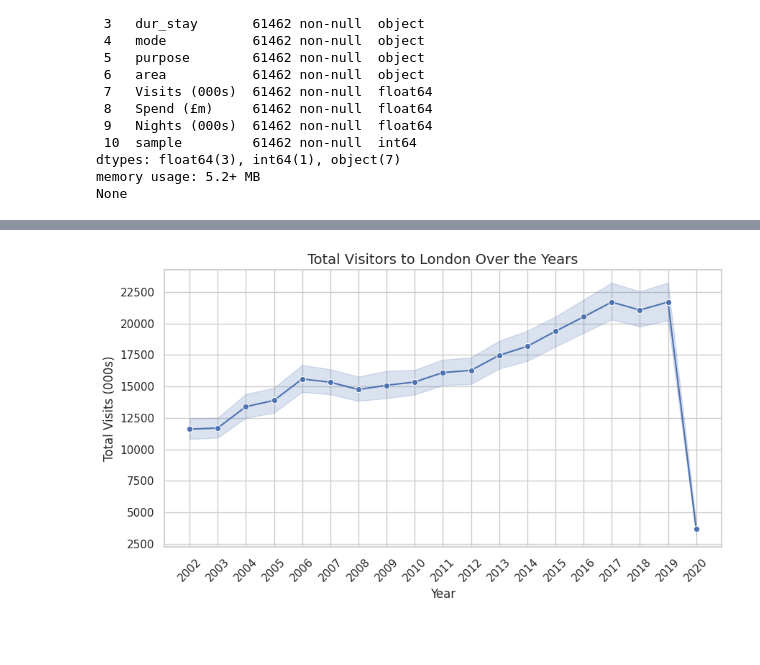
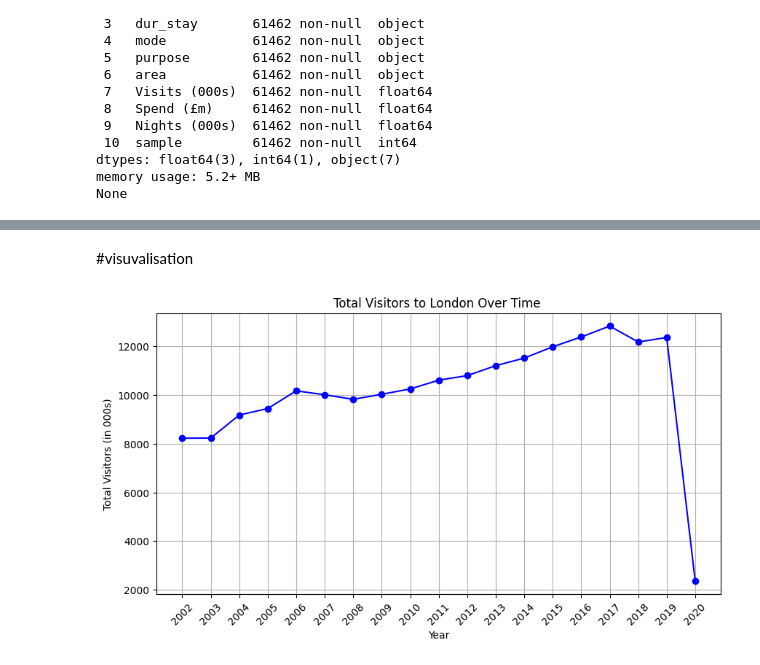
Before and after one commit to narender5162/Project-Data-science-imp, a Jupyter notebook: Project_Data_Science_impo.ipynb, the cells around one changed output, grey strips where cells are left out. Saved outputs shown, nothing was run; the diff lists cells and outputs as text; code cells hidden in the pictures; blank space fills up the shorter version.

```diff
--- a/Project_Data_Science_impo.ipynb
+++ b/Project_Data_Science_impo.ipynb
@@ -137,0 +126,23 @@ df.to_csv(cleaned_file_path, index=False)
+# %%
+# Calculate IQR for numerical columns (ensure columns exist)
+numeric_cols = ['visits_000s', 'spend_m', 'nights_000s']
+numeric_cols = [col for col in numeric_cols if col in df.columns]  # Ensure all columns exist
+if numeric_cols:
+    Q1 = df[numeric_cols].quantile(0.25)
+    Q3 = df[numeric_cols].quantile(0.75)
+    IQR = Q3 - Q1
+
+    # Define outlier thresholds
+    lower_bound = Q1 - 1.5 * IQR
+    upper_bound = Q3 + 1.5 * IQR
+
+    # Identify outlier rows
+    outliers = df[(df[numeric_cols] < lower_bound) | (df[numeric_cols] > upper_bound)].any(axis=1)
+    outlier_data = df[outliers]
+
+    # Define file path for exporting outliers
+    outliers_file_path = "outliers_data.csv"
+    outlier_data.to_csv(outliers_file_path, index=False)
+    print(f"Outliers saved successfully as {outliers_file_path}")
+else:
+    print("No valid numeric columns found for outlier detection.")
@@ -137,0 +188,4 @@ df.to_csv(cleaned_file_path, index=False)
+# %%
+# Apply Winsorization (Capping outliers column-wise)
+for col in numeric_cols:
+    df[col] = df[col].clip(lower=lower_bound[col], upper=upper_bound[col])
@@ -203,11 +222,18 @@ Passing `palette` without assigning `hue` is deprecated and will be removed in v
+# %% [markdown]
+#visuvalisation
 # %%
-#Visitor Trends Over Time (Yearly & Quarterly)
+# Improved: Total Visitors to London Over Time
 plt.figure(figsize=(10, 5))
-sns.lineplot(data=df, x="year", y="visits_000s", estimator="sum", marker="o", color="b")
-plt.xticks(np.arange(df["year"].min(), df["year"].max() + 1, step=1), rotation=45)
-plt.title("Total Visitors to London Over the Years", fontsize=14)
-plt.xlabel("Year", fontsize=12)
-plt.ylabel("Total Visits (000s)", fontsize=12)
+years = df.groupby("year")["visits_000s"].sum()
+
+plt.plot(years.index, years.values, marker='o', linestyle='-', color='blue')
+plt.xticks(years.index, rotation=45)
+plt.title("Total Visitors to London Over Time ")
+plt.xlabel("Year")
+plt.ylabel("Total Visitors (in 000s)")
+plt.grid(True)
+
+# Show the  visualization
 plt.show()
 # %% [output]
-[figure, old version]
+[figure, new version]
```
Also changed, not shown: parts of 35 cells of this notebook.
